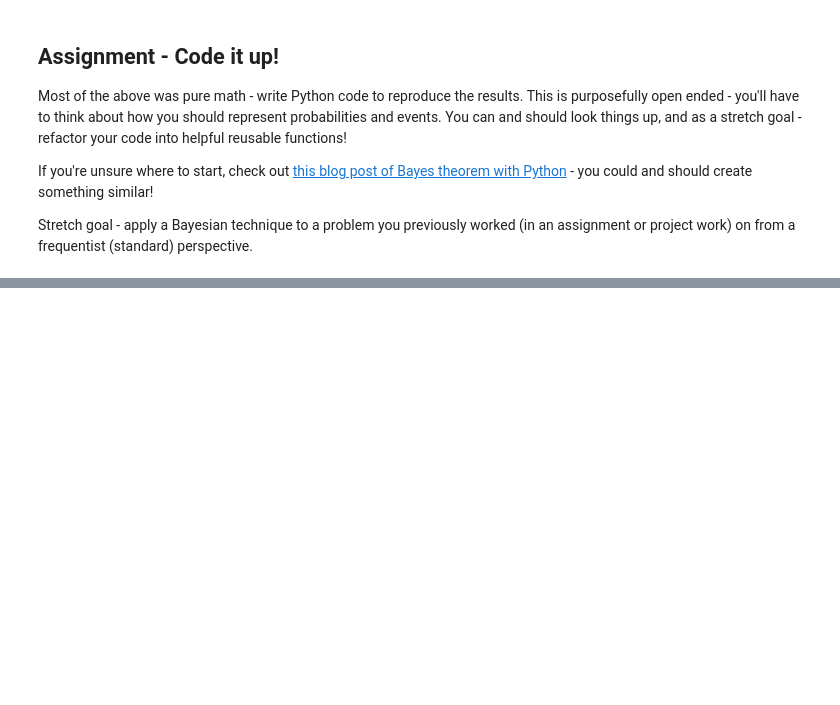
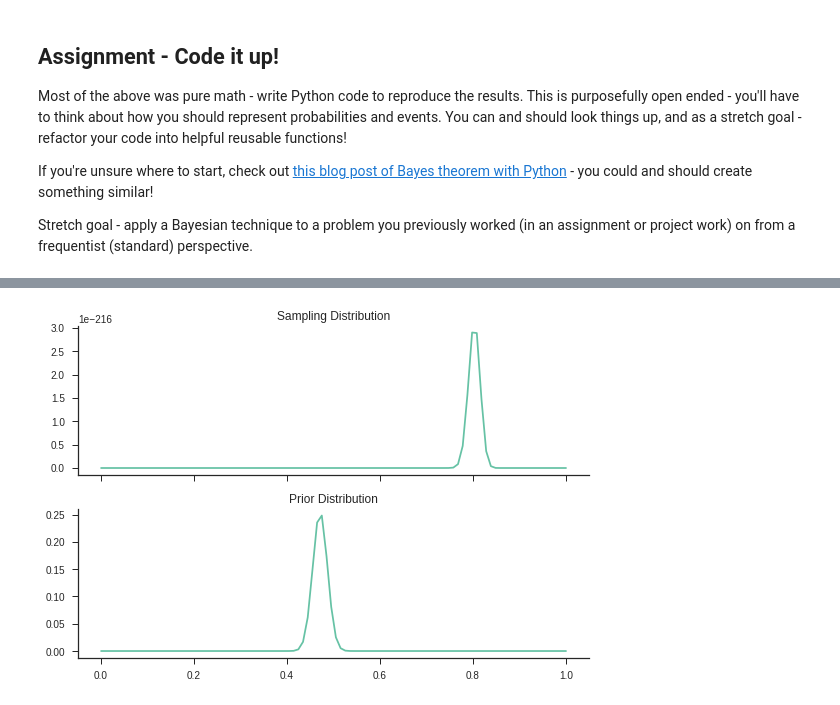
Before and after one commit to bloominstituteoftechnology/DS-Unit-1-Sprint-3-Statistical-Tests-and-Experiments, a Jupyter notebook: module3-introduction-to-bayesian-inference/LS_DS_143_Introduction_to_Bayesian_Inference.ipynb, the cells around one changed output, grey strips where cells are left out. Saved outputs shown, nothing was run; the diff lists cells and outputs as text; code cells hidden in the pictures; blank space fills up the shorter version.

```diff
--- a/module3-introduction-to-bayesian-inference/LS_DS_143_Introduction_to_Bayesian_Inference.ipynb
+++ b/module3-introduction-to-bayesian-inference/LS_DS_143_Introduction_to_Bayesian_Inference.ipynb
@@ -79,0 +137,12 @@ Stretch goal - apply a Bayesian technique to a problem you previously worked (in
+# %%
+unfair_flips = bernoulli_flips = np.random.binomial(n=1, p=.8, size=1000)
+p_unfair = np.array([np.product(st.bernoulli.pmf(unfair_flips, p)) for p in params])
+fig, axes = plt.subplots(2, 1, sharex=True)
+axes[0].plot(params, p_unfair)
+axes[0].set_title("Sampling Distribution")
+axes[1].plot(params, p_fair)
+axes[1].set_title("Prior Distribution")
+sns.despine()
+plt.tight_layout()
+# %% [output]
+[figure, added]
```
Also changed, not shown: parts of 13 cells of this notebook.
